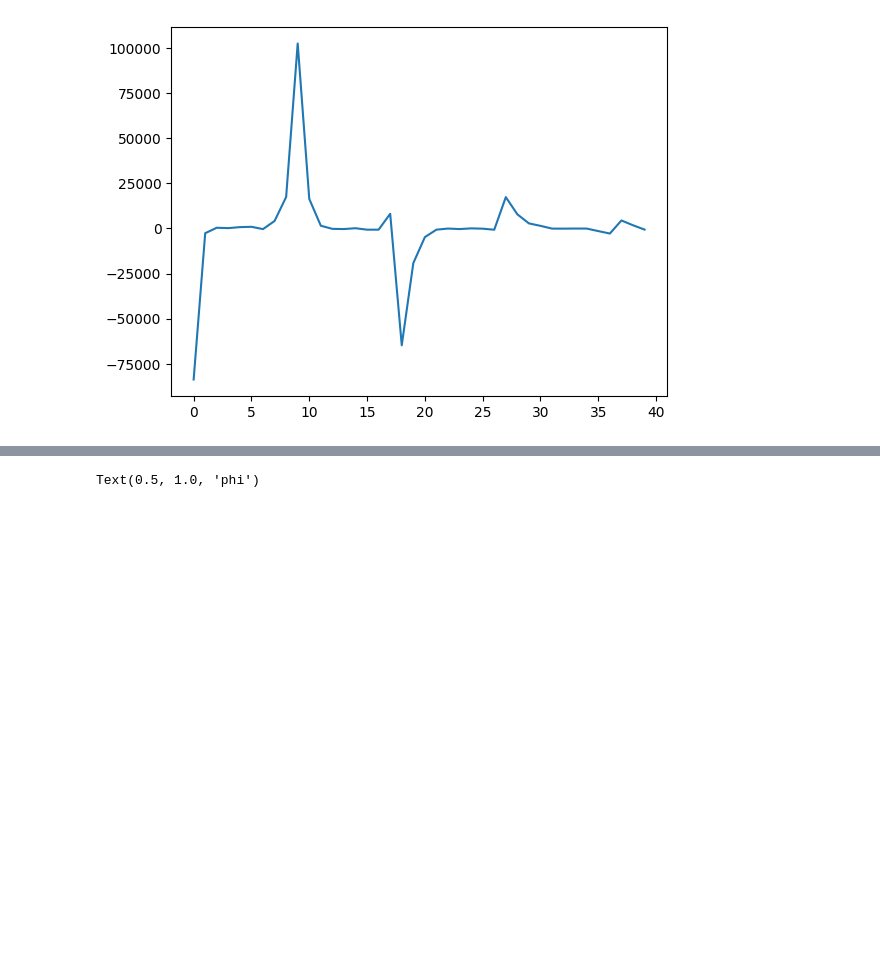
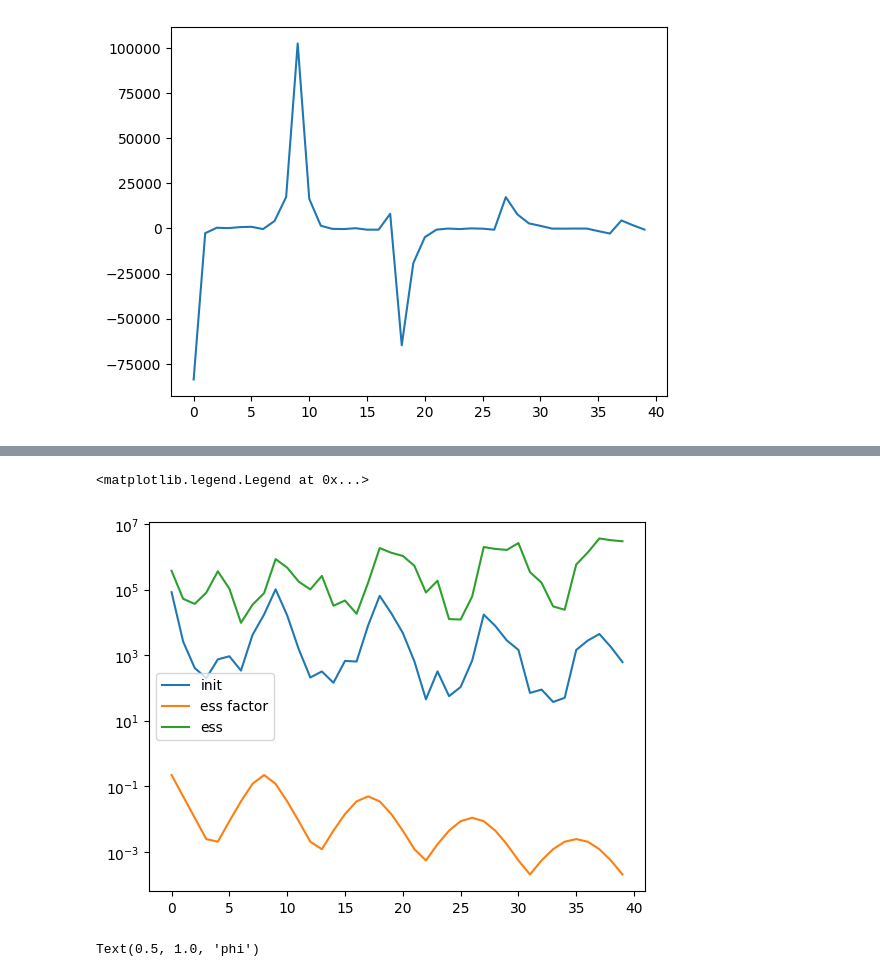
Before and after one commit to lankef/quadcoil, a Jupyter notebook: examples/scaling.ipynb, the cells around one changed output, grey strips where cells are left out. Cells and saved outputs as stored; diff of their text form; code cells hidden in the pictures; blank space fills up the shorter version.

```diff
--- a/examples/scaling.ipynb
+++ b/examples/scaling.ipynb
@@ -109,3 +158,12 @@ precond_lam = Bnormal_Vh@
+# %%
+plt.plot(jnp.abs(phi_init), label='init')
+plt.plot(jnp.abs(ess_factor), label='ess factor')
+plt.plot(jnp.abs(phi_init / ess_factor), label='ess')
+plt.yscale('log')
+plt.legend()
+# %% [output]
+<matplotlib.legend.Legend at 0x...>
+[figure, added]
 # %%
 plt.figure(figsize=(12,4))
 plt.subplot(1,3,1)
```
Also changed, not shown: parts of 10 cells of this notebook, 4 other files.
